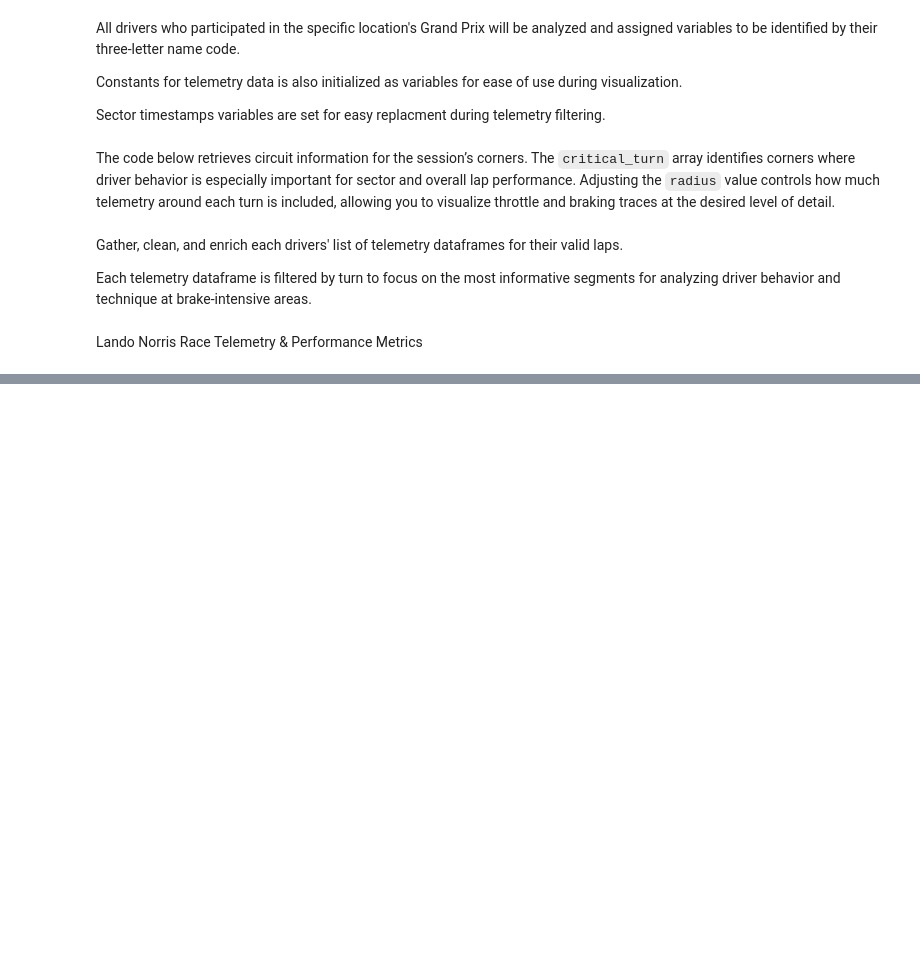
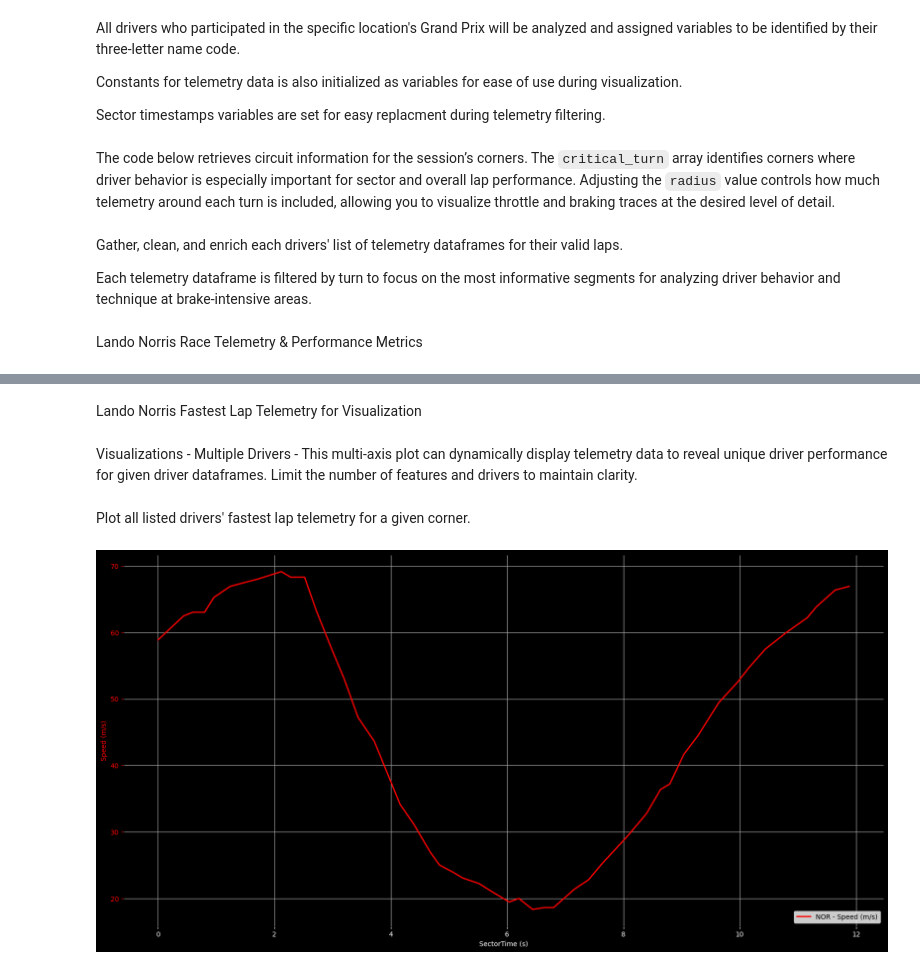
Before and after one commit to PESIII23/f1-driving-style-analytics-tool, a Jupyter notebook: notebooks/03_multi_driver_gp_analysis.ipynb, the cells around one changed output, grey strips where cells are left out. Drawn from its saved outputs; the diff is of its cells as text; code cells hidden in the pictures; blank space fills up the shorter version.

Commit message:
added viz for corner telemetry

```diff
--- a/notebooks/03_multi_driver_gp_analysis.ipynb
+++ b/notebooks/03_multi_driver_gp_analysis.ipynb
@@ -188,0 +209,2 @@ norris_final_feature_df = pd.concat([norris_eda_summary_df, norris_performance_m
+# %% [markdown]
+Lando Norris Fastest Lap Telemetry for Visualization
@@ -188,0 +251,17 @@ norris_final_feature_df = pd.concat([norris_eda_summary_df, norris_performance_m
+# %% [markdown]
+Visualizations - Multiple Drivers - This multi-axis plot can dynamically display telemetry data to reveal unique driver performance for given driver dataframes.
+Limit the number of features and drivers to maintain clarity.
+# %% [markdown]
+Plot all listed drivers' fastest lap telemetry for a given corner.
+# %%
+plots.plot_multiple_drivers_telemetry(
+    dfs=[
+        norris_corner_telemetry_enriched
+    ],
+    drivers=[
+        norris
+    ],
+    telemetry_cols=[speed]
+)
+# %% [output]
+[figure, added]
```
Also changed, not shown: parts of 2 cells of this notebook.
